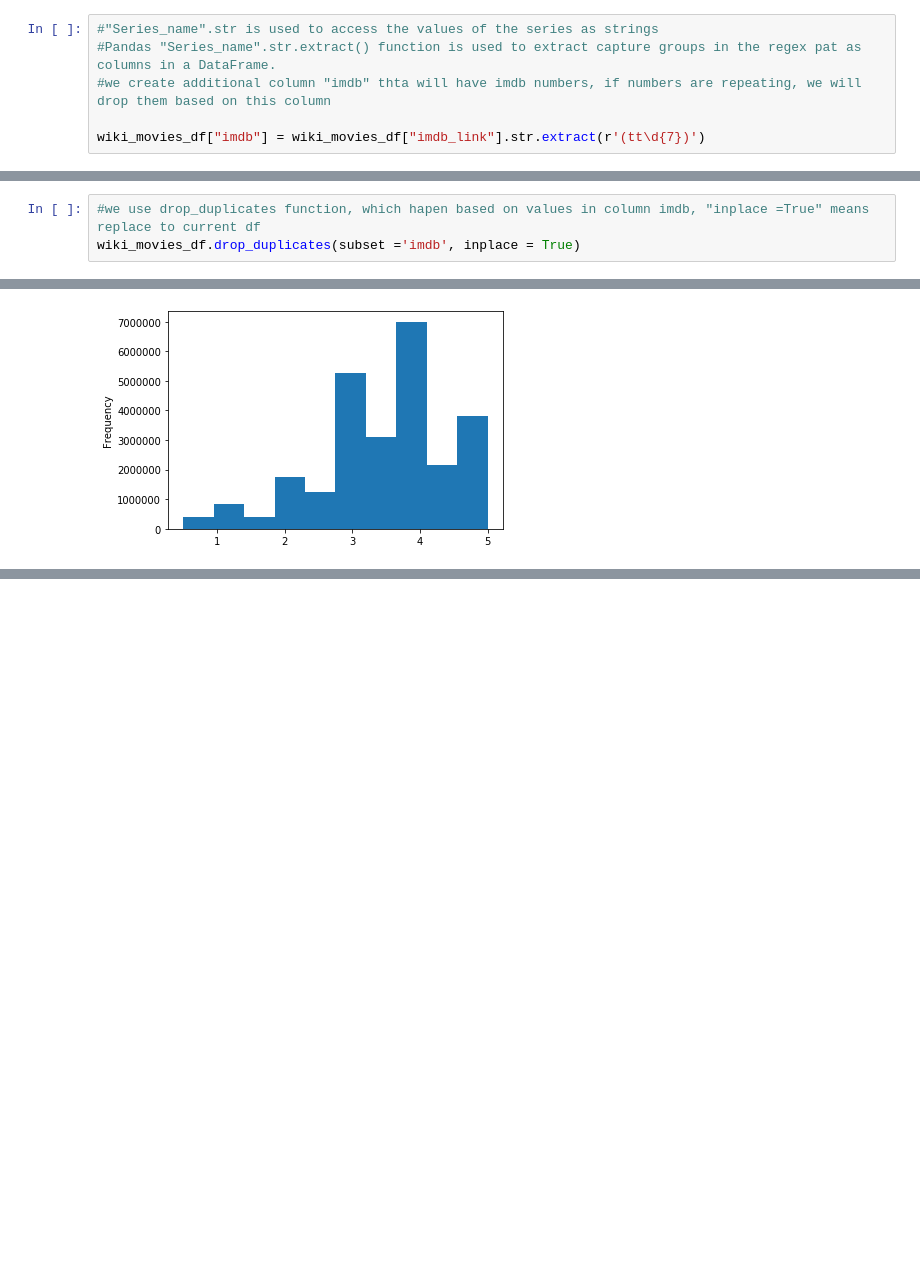
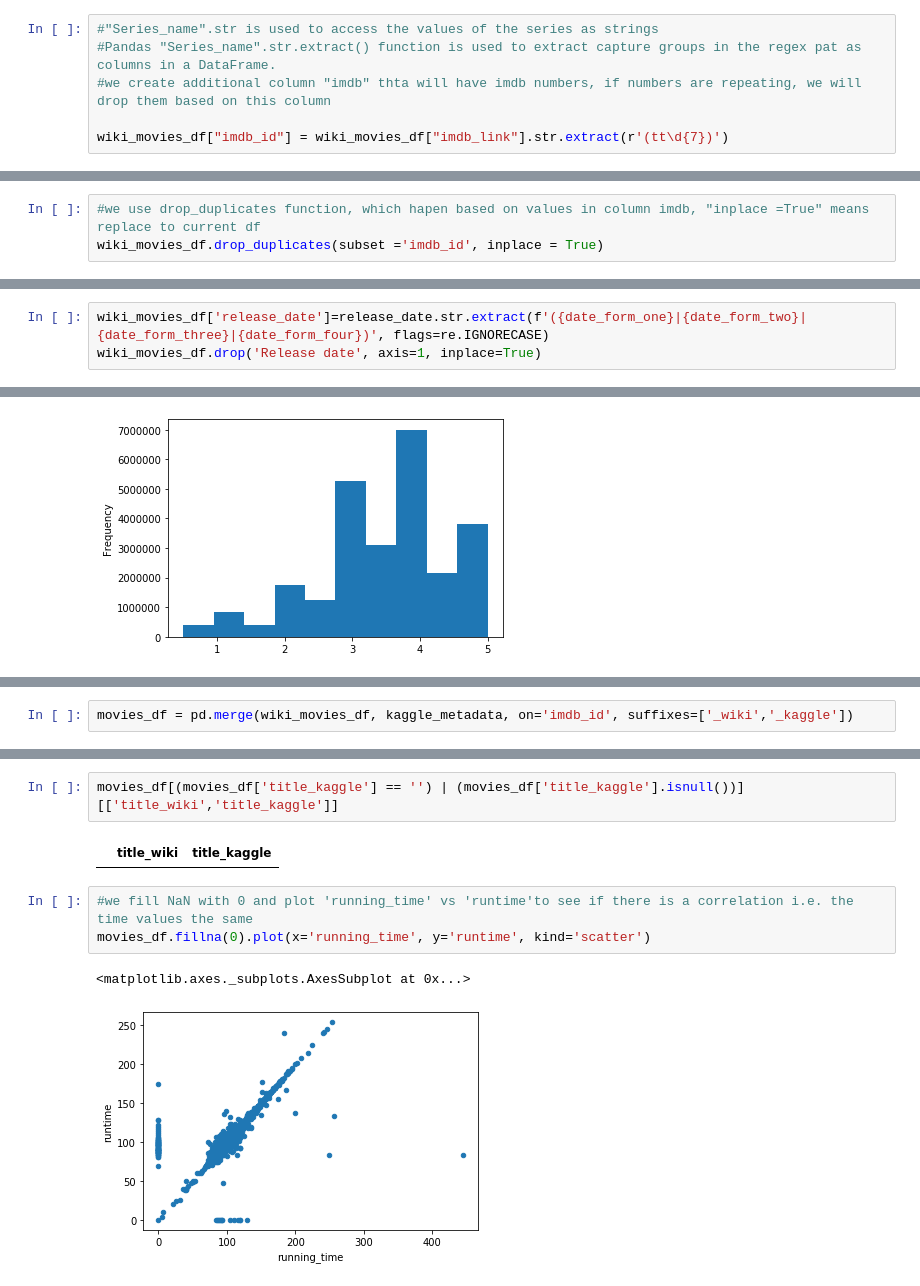
Before and after one commit to tolewicz/Movies-ETL, a Jupyter notebook: Movies_ETL.ipynb, the cells around one changed output, grey strips where cells are left out. Cells and saved outputs as stored; diff of their text form; blank space fills up the shorter version.

Commit message:
Cleaned and merged data

```diff
--- a/Movies_ETL.ipynb
+++ b/Movies_ETL.ipynb
@@ -548,7 +548,7 @@ wiki_movies_df.head(2)
 #Pandas "Series_name".str.extract() function is used to extract capture groups in the regex pat as columns in a DataFrame.
 #we create additional column "imdb" thta will have imdb numbers, if numbers are repeating, we will drop them based on this column
 
-wiki_movies_df["imdb"] = wiki_movies_df["imdb_link"].str.extract(r'(tt\d{7})')
+wiki_movies_df["imdb_id"] = wiki_movies_df["imdb_link"].str.extract(r'(tt\d{7})')
 # %%
 wiki_movies_df.head(1)
 # %% [output]
@@ -565,7 +565,7 @@ len(wiki_movies_df)
 7076
 # %%
 #we use drop_duplicates function, which hapen based on values in column imdb, "inplace =True" means replace to current df
-wiki_movies_df.drop_duplicates(subset ='imdb', inplace = True)
+wiki_movies_df.drop_duplicates(subset ='imdb_id', inplace = True)
 # %%
 len(wiki_movies_df)
 # %% [output]
@@ -1118,6 +1138,9 @@ release_date.str.extract(f'({date_form_one}|{date_form_two}|{date_form_three}|{d
 | 7074 | August 31, 2018 |
 | 7075 | December 2018 |
 7001 rows × 1 columns
+# %%
+wiki_movies_df['release_date']=release_date.str.extract(f'({date_form_one}|{date_form_two}|{date_form_three}|{date_form_four})', flags=re.IGNORECASE)
+wiki_movies_df.drop('Release date', axis=1, inplace=True)
 # %%
 #creating filtered list runnig time that we will put as a column in wiki time
 running_time = wiki_movies_df['Running time'].dropna().apply(lambda x: ' '.join(x) if type(x) == list else x)
@@ -1307,0 +1360,2 @@ Name: rating, dtype: float64
+# %%
+movies_df = pd.merge(wiki_movies_df, kaggle_metadata, on='imdb_id', suffixes=['_wiki','_kaggle'])
@@ -1307,0 +1413,10 @@ Name: rating, dtype: float64
+# %%
+movies_df[(movies_df['title_kaggle'] == '') | (movies_df['title_kaggle'].isnull())][['title_wiki','title_kaggle']]
+# %% [output]
+|  | title_wiki | title_kaggle |
+# %%
+#we fill NaN with 0 and plot 'running_time' vs 'runtime'to see if there is a correlation i.e. the time values the same
+movies_df.fillna(0).plot(x='running_time', y='runtime', kind='scatter')
+# %% [output]
+<matplotlib.axes._subplots.AxesSubplot at 0x...>
+[figure, added]
```
Also changed, not shown: parts of 38 cells of this notebook.
